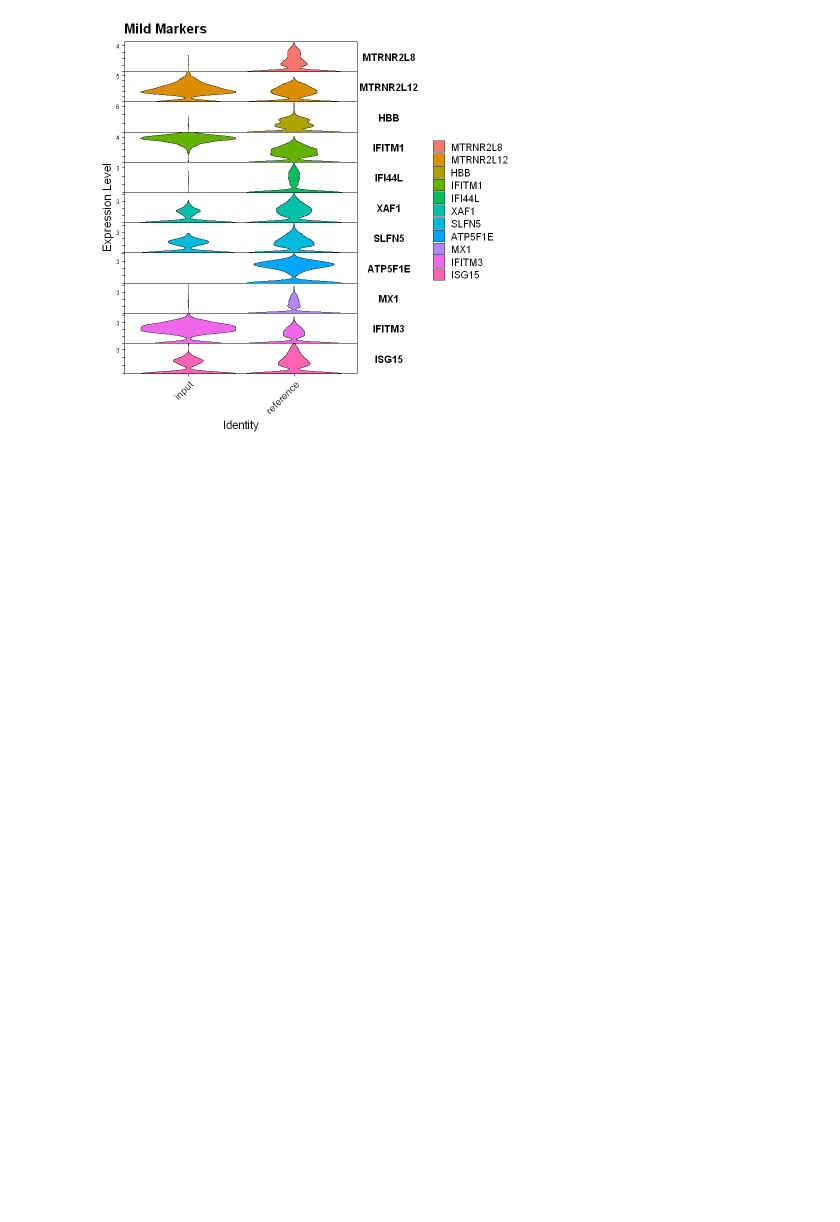
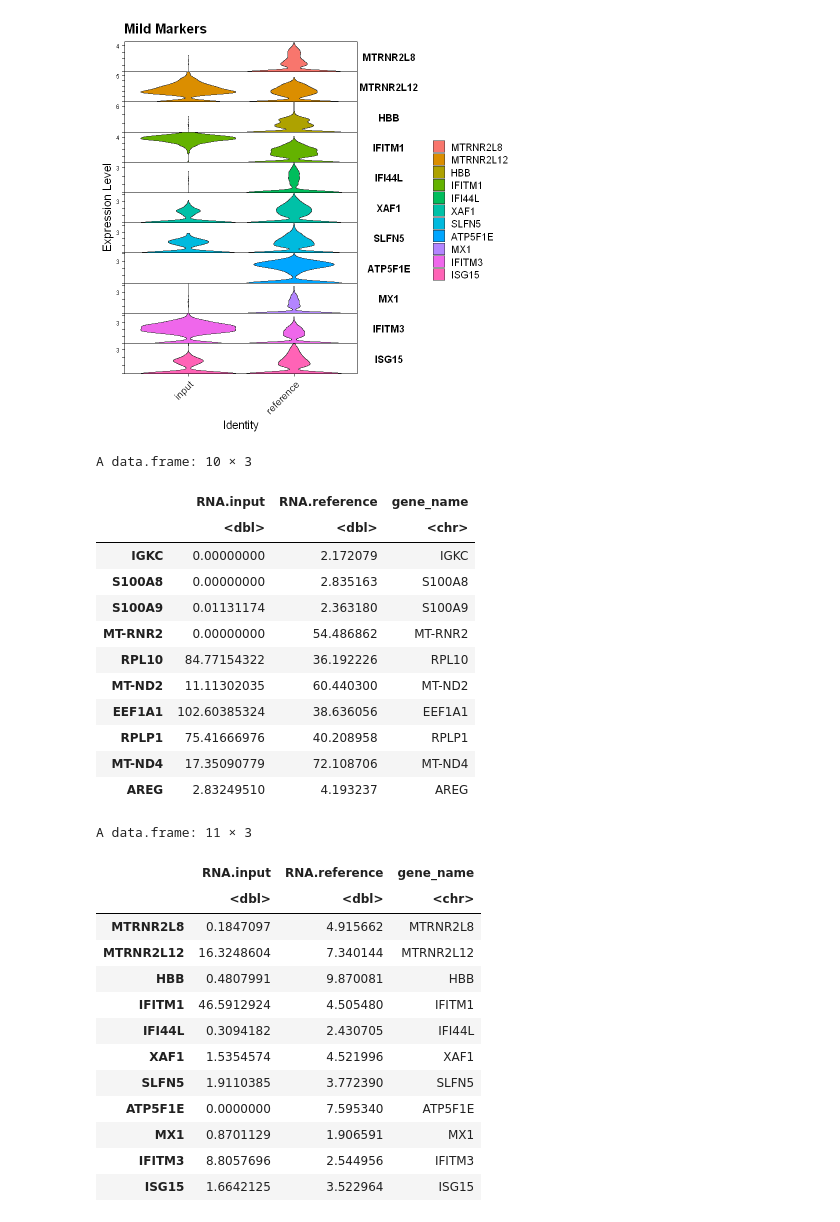
Before and after one commit to pchatterjee7/COST-Covid19-Severity-Prediction-Tool, a Jupyter notebook: BIOL 8803_Team7_v4.ipynb, the cells around one changed output. Cells and saved outputs as stored; diff of their text form; code cells hidden in the pictures; blank space fills up the shorter version.

```diff
--- a/BIOL 8803_Team7_v4.ipynb
+++ b/BIOL 8803_Team7_v4.ipynb
@@ -291,3 +291,45 @@ png
 [figure]
 [figure]
 [figure]
+# %%
+##### 4.3) Calculating expression of Markers in the input dataset
+
+Idents(gse) = "dataType"
+avg_exp_severe = data.frame(AverageExpression(gse, features = severe_markers, slot = "data", assay = "RNA"))
+avg_exp_mild = data.frame(AverageExpression(gse, features = mild_markers, slot = "data", assay = "RNA"))
+
+
+###### Adding Gene names as a column
+avg_exp_severe$gene_name = rownames(avg_exp_severe)
+avg_exp_mild$gene_name = rownames(avg_exp_mild)
+
+avg_exp_severe
+avg_exp_mild
+# %% [output]
+A data.frame: 10 × 3
+|  | RNA.input | RNA.reference | gene_name |
+|  | <dbl> | <dbl> | <chr> |
+| IGKC | 0.00000000 | 2.172079 | IGKC |
+| S100A8 | 0.00000000 | 2.835163 | S100A8 |
+| S100A9 | 0.01131174 | 2.363180 | S100A9 |
+| MT-RNR2 | 0.00000000 | 54.486862 | MT-RNR2 |
+| RPL10 | 84.77154322 | 36.192226 | RPL10 |
+| MT-ND2 | 11.11302035 | 60.440300 | MT-ND2 |
+| EEF1A1 | 102.60385324 | 38.636056 | EEF1A1 |
+| RPLP1 | 75.41666976 | 40.208958 | RPLP1 |
+| MT-ND4 | 17.35090779 | 72.108706 | MT-ND4 |
+| AREG | 2.83249510 | 4.193237 | AREG |
+A data.frame: 11 × 3
+|  | RNA.input | RNA.reference | gene_name |
+|  | <dbl> | <dbl> | <chr> |
+| MTRNR2L8 | 0.1847097 | 4.915662 | MTRNR2L8 |
+| MTRNR2L12 | 16.3248604 | 7.340144 | MTRNR2L12 |
+| HBB | 0.4807991 | 9.870081 | HBB |
+| IFITM1 | 46.5912924 | 4.505480 | IFITM1 |
+| IFI44L | 0.3094182 | 2.430705 | IFI44L |
+| XAF1 | 1.5354574 | 4.521996 | XAF1 |
+| SLFN5 | 1.9110385 | 3.772390 | SLFN5 |
+| ATP5F1E | 0.0000000 | 7.595340 | ATP5F1E |
+| MX1 | 0.8701129 | 1.906591 | MX1 |
+| IFITM3 | 8.8057696 | 2.544956 | IFITM3 |
+| ISG15 | 1.6642125 | 3.522964 | ISG15 |
```
Also changed, not shown: parts of 7 cells of this notebook.
